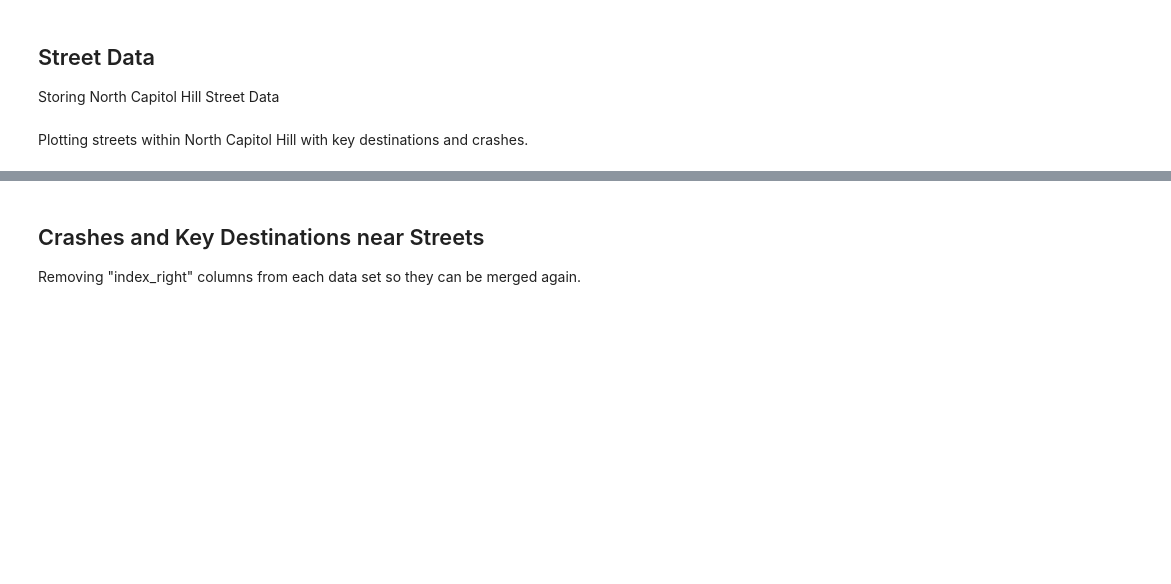
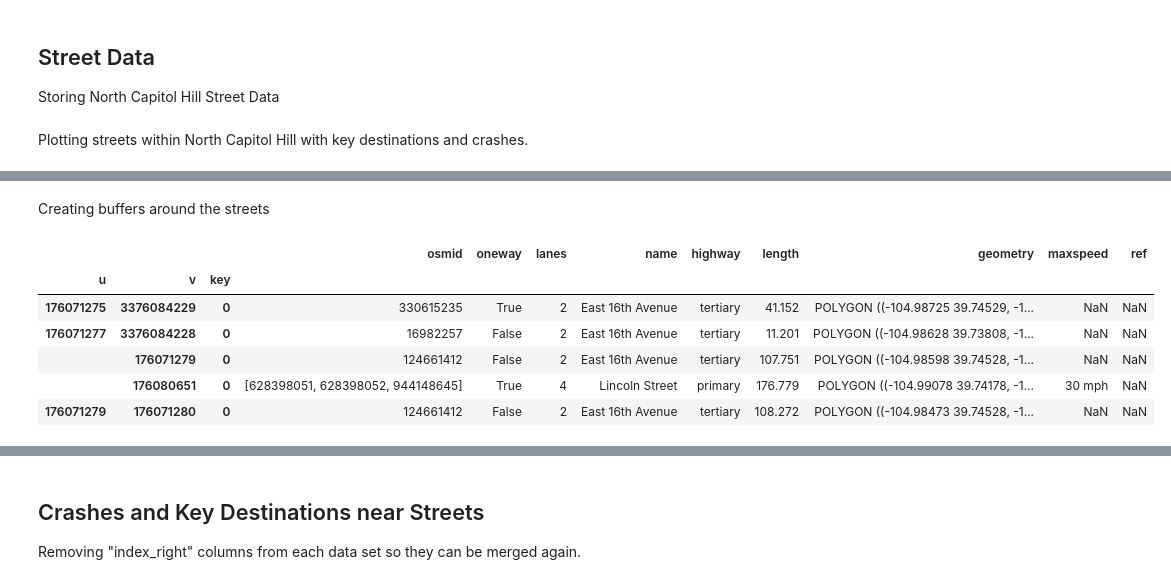
Before and after one commit to schmidmt/Finding-Optional-Shared-Streets, a Jupyter notebook: notebooks/Finding Optimal Shared Streets Tutorial.ipynb, the cells around one changed output, grey strips where cells are left out. Cells and saved outputs as stored; diff of their text form; code cells hidden in the pictures; blank space fills up the shorter version.

```diff
--- a/notebooks/Finding Optimal Shared Streets Tutorial.ipynb
+++ b/notebooks/Finding Optimal Shared Streets Tutorial.ipynb
@@ -398,0 +398,16 @@ school_data.plot(ax = base, color = "purple", markersize = 50);
+# %% [markdown]
+Creating buffers around the streets
+# %%
+street_buffers = ox.utils_graph.graph_to_gdfs(street_data, edges=True, nodes=False)\
+    .to_crs(epsg=util.CONFIG.local_crs)
+street_buffers["geometry"] = street_buffers["geometry"].buffer(400)
+street_buffers = street_buffers.to_crs(epsg=util.CONFIG.base_crs)
+street_buffers.head()
+# %% [output]
+|  |  |  | osmid | oneway | lanes | name | highway | length | geometry | maxspeed | ref |
+| u | v | key |  |  |  |  |  |  |  |  |  |
+| 176071275 | 3376084229 | 0 | 330615235 | True | 2 | East 16th Avenue | tertiary | 41.152 | POLYGON ((-104.98725 39.74529, -1... | NaN | NaN |
+| 176071277 | 3376084228 | 0 | 16982257 | False | 2 | East 16th Avenue | tertiary | 11.201 | POLYGON ((-104.98628 39.73808, -1... | NaN | NaN |
+|  | 176071279 | 0 | 124661412 | False | 2 | East 16th Avenue | tertiary | 107.751 | POLYGON ((-104.98598 39.74528, -1... | NaN | NaN |
+|  | 176080651 | 0 | [628398051, 628398052, 944148645] | True | 4 | Lincoln Street | primary | 176.779 | POLYGON ((-104.99078 39.74178, -1... | 30 mph | NaN |
+| 176071279 | 176071280 | 0 | 124661412 | False | 2 | East 16th Avenue | tertiary | 108.272 | POLYGON ((-104.98473 39.74528, -1... | NaN | NaN |
```
Also changed, not shown: parts of 23 cells of this notebook.
